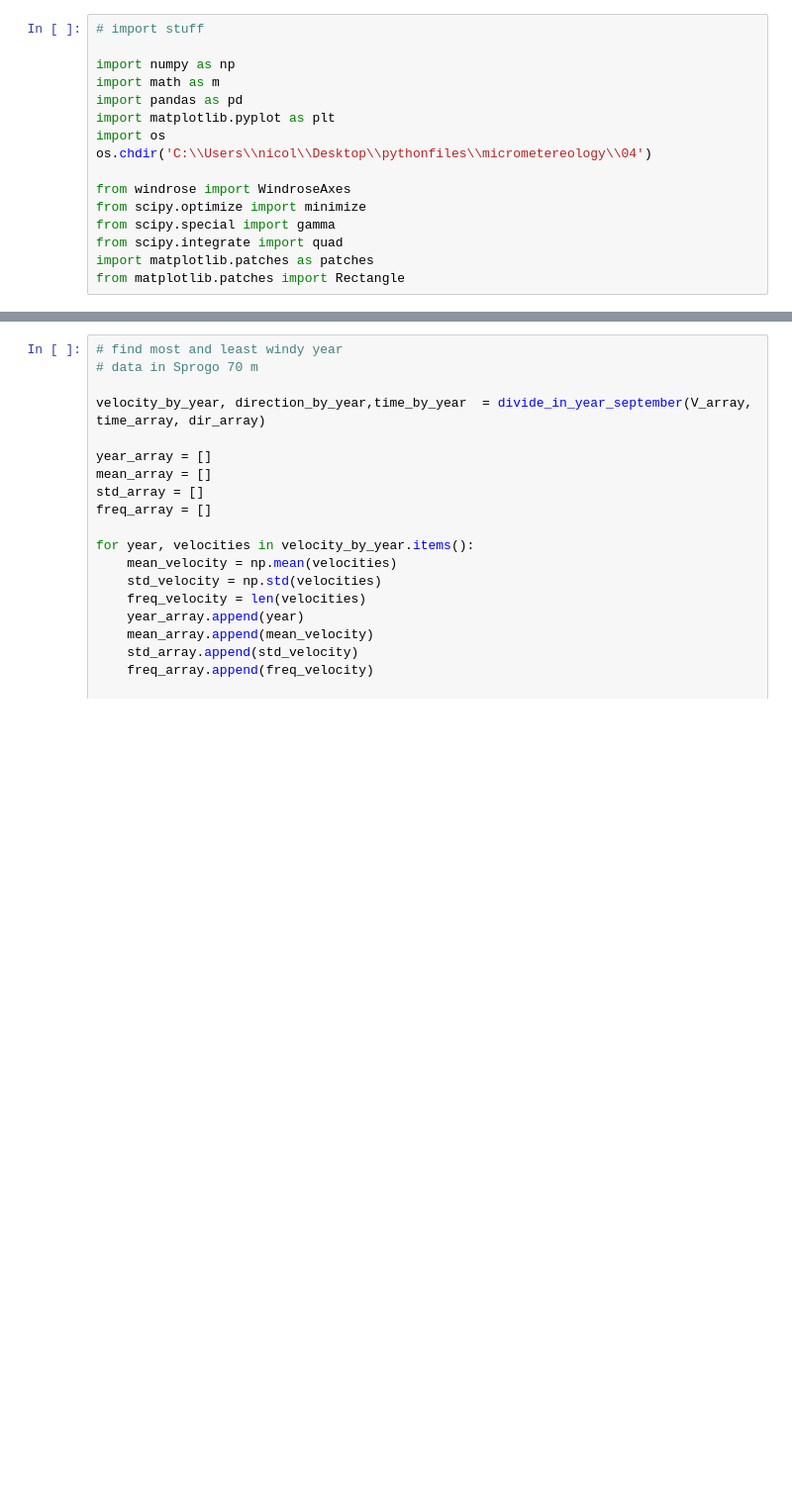
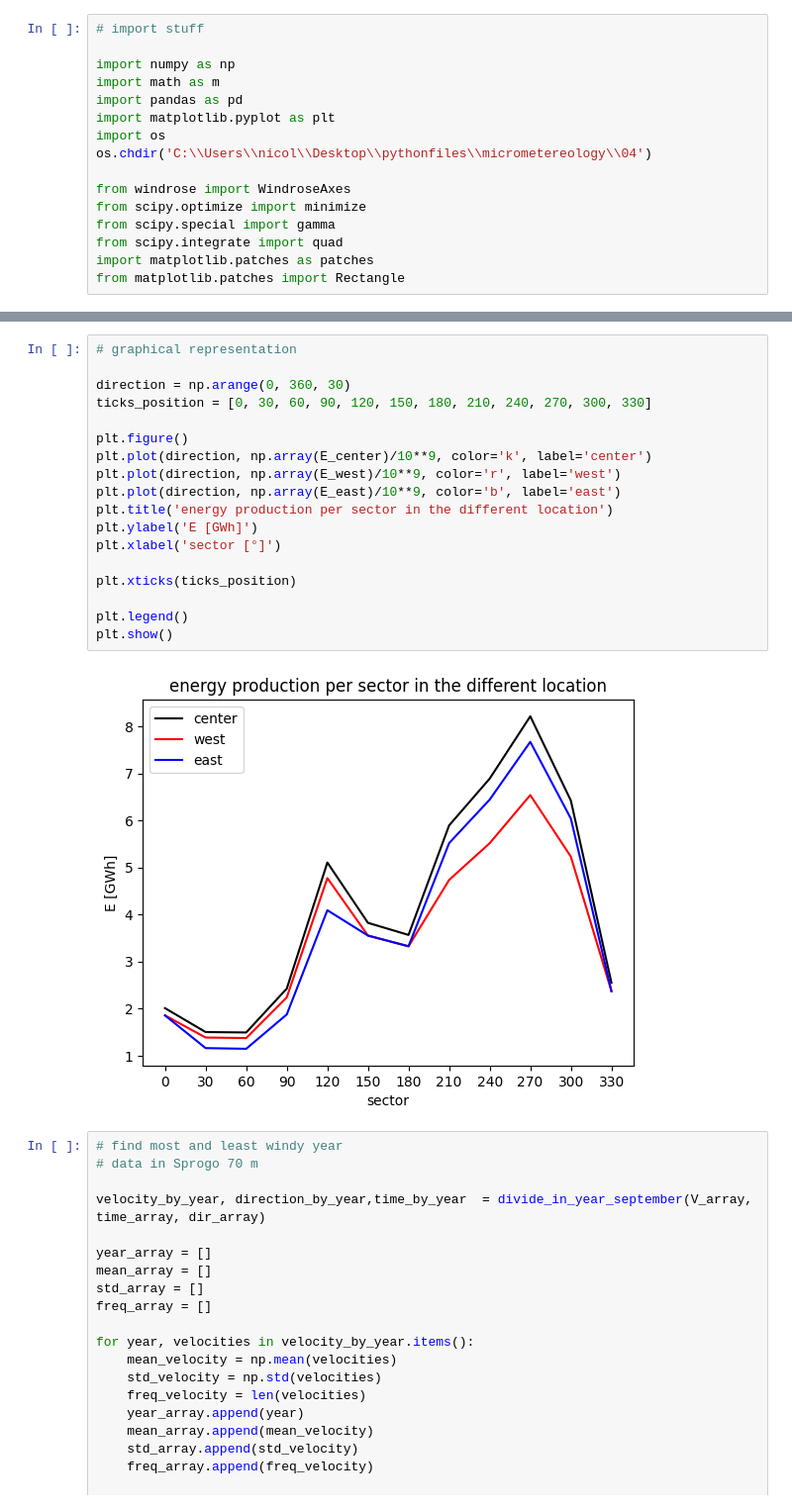
Before and after one commit to nicolaquaia/micrometereology, a Jupyter notebook: 04/assignment4_notebook.ipynb, the cells around one changed output, grey strips where cells are left out. Shown: that part at 99% size. Saved outputs shown, nothing was run; the diff lists cells and outputs as text; blank space fills up the shorter version.

```diff
--- a/04/assignment4_notebook.ipynb
+++ b/04/assignment4_notebook.ipynb
@@ -310,3 +345,23 @@ computed AEP =  46.55 [GWh]
+# %%
+# graphical representation
+
+direction = np.arange(0, 360, 30)
+ticks_position = [0, 30, 60, 90, 120, 150, 180, 210, 240, 270, 300, 330]
+
+plt.figure()
+plt.plot(direction, np.array(E_center)/10**9, color='k', label='center')
+plt.plot(direction, np.array(E_west)/10**9, color='r', label='west')
+plt.plot(direction, np.array(E_east)/10**9, color='b', label='east')
+plt.title('energy production per sector in the different location')
+plt.ylabel('E [GWh]')
+plt.xlabel('sector [°]')
+
+plt.xticks(ticks_position)
+
+plt.legend()
+plt.show()
+# %% [output]
+[figure, added]
 # %%
 # find most and least windy year
 # data in Sprogo 70 m
```
Also changed, not shown: parts of 11 cells of this notebook.
